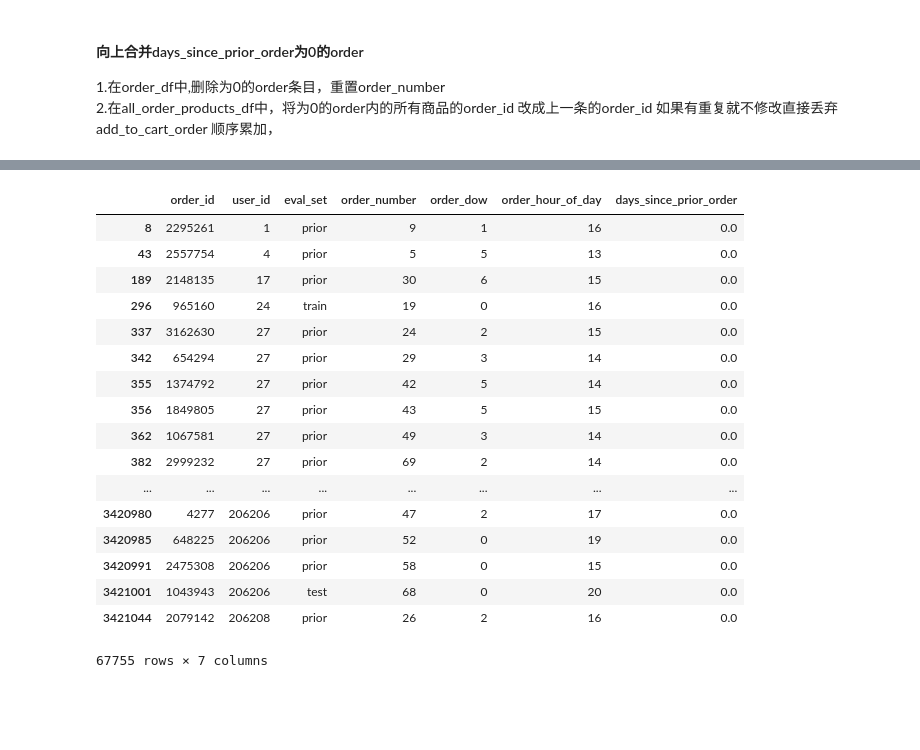
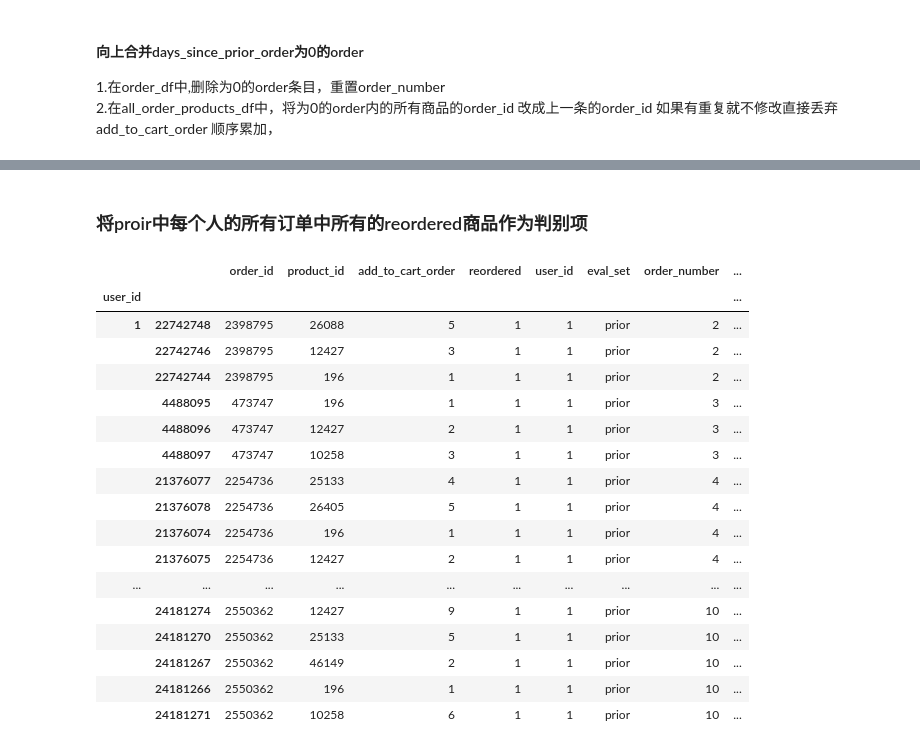
Before and after one commit to AstaTus/Instacar_-Market_Basket_Analysis, a Jupyter notebook: Preprocess/WashData.ipynb, the cells around one changed output, grey strips where cells are left out. Cells and saved outputs as stored; diff of their text form; code cells hidden in the pictures; blank space fills up the shorter version.

```diff
--- a/Preprocess/WashData.ipynb
+++ b/Preprocess/WashData.ipynb
@@ -57,5 +61,3 @@ add_to_cart_order 顺序累加，
 # %%
 since_prior_zero_df = orders_df[orders_df['days_since_prior_order'] == 0]
 all_order_products_df = pd.concat([order_products_prior_df, order_products_train_df])
-# %%
-orders_df.drop(since_prior_zero_df.index, inplace=True)
@@ -167,21 +153,4 @@ orders_df
-# %%
-orders_df[orders_df['days_since_prior_order'] == 0]
-# %% [output]
-|  | order_id | user_id | eval_set | order_number | order_dow | order_hour_of_day | days_since_prior_order |
-| 8 | 2295261 | 1 | prior | 9 | 1 | 16 | 0.0 |
-| 43 | 2557754 | 4 | prior | 5 | 5 | 13 | 0.0 |
-| 189 | 2148135 | 17 | prior | 30 | 6 | 15 | 0.0 |
-| 296 | 965160 | 24 | train | 19 | 0 | 16 | 0.0 |
-| 337 | 3162630 | 27 | prior | 24 | 2 | 15 | 0.0 |
-| 342 | 654294 | 27 | prior | 29 | 3 | 14 | 0.0 |
-| 355 | 1374792 | 27 | prior | 42 | 5 | 14 | 0.0 |
-| 356 | 1849805 | 27 | prior | 43 | 5 | 15 | 0.0 |
-| 362 | 1067581 | 27 | prior | 49 | 3 | 14 | 0.0 |
-| 382 | 2999232 | 27 | prior | 69 | 2 | 14 | 0.0 |
-| ... | ... | ... | ... | ... | ... | ... | ... |
-| 3420980 | 4277 | 206206 | prior | 47 | 2 | 17 | 0.0 |
-| 3420985 | 648225 | 206206 | prior | 52 | 0 | 19 | 0.0 |
-| 3420991 | 2475308 | 206206 | prior | 58 | 0 | 15 | 0.0 |
-| 3421001 | 1043943 | 206206 | test | 68 | 0 | 20 | 0.0 |
-| 3421044 | 2079142 | 206208 | prior | 26 | 2 | 16 | 0.0 |
-67755 rows × 7 columns
+# %% [markdown]
+### 将proir中每个人的所有订单中所有的reordered商品作为判别项
+# %%
+order_order_prouduct_df = pd.merge(order_products_prior_df, orders_df, left_on='order_id', right_on='order_id')
@@ -187,0 +159,23 @@ orders_df[orders_df['days_since_prior_order'] == 0]
+# %%
+user_reordered_df = order_order_prouduct_df.groupby('user_id').apply(lambda t : t[t.reordered == 1].sort_values("order_number"))
+# %%
+user_reordered_df[user_reordered_df['user_id'] == 1]
+# %% [output]
+|  |  | order_id | product_id | add_to_cart_order | reordered | user_id | eval_set | order_number | ... |
+| user_id |  |  |  |  |  |  |  |  | ... |
+| 1 | 22742748 | 2398795 | 26088 | 5 | 1 | 1 | prior | 2 | ... |
+|  | 22742746 | 2398795 | 12427 | 3 | 1 | 1 | prior | 2 | ... |
+|  | 22742744 | 2398795 | 196 | 1 | 1 | 1 | prior | 2 | ... |
+|  | 4488095 | 473747 | 196 | 1 | 1 | 1 | prior | 3 | ... |
+|  | 4488096 | 473747 | 12427 | 2 | 1 | 1 | prior | 3 | ... |
+|  | 4488097 | 473747 | 10258 | 3 | 1 | 1 | prior | 3 | ... |
+|  | 21376077 | 2254736 | 25133 | 4 | 1 | 1 | prior | 4 | ... |
+|  | 21376078 | 2254736 | 26405 | 5 | 1 | 1 | prior | 4 | ... |
+|  | 21376074 | 2254736 | 196 | 1 | 1 | 1 | prior | 4 | ... |
+|  | 21376075 | 2254736 | 12427 | 2 | 1 | 1 | prior | 4 | ... |
+| ... | ... | ... | ... | ... | ... | ... | ... | ... | ... |
+|  | 24181274 | 2550362 | 12427 | 9 | 1 | 1 | prior | 10 | ... |
+|  | 24181270 | 2550362 | 25133 | 5 | 1 | 1 | prior | 10 | ... |
+|  | 24181267 | 2550362 | 46149 | 2 | 1 | 1 | prior | 10 | ... |
+|  | 24181266 | 2550362 | 196 | 1 | 1 | 1 | prior | 10 | ... |
+|  | 24181271 | 2550362 | 10258 | 6 | 1 | 1 | prior | 10 | ... |
```
Also changed, not shown: parts of 20 cells of this notebook, 3 other files.
